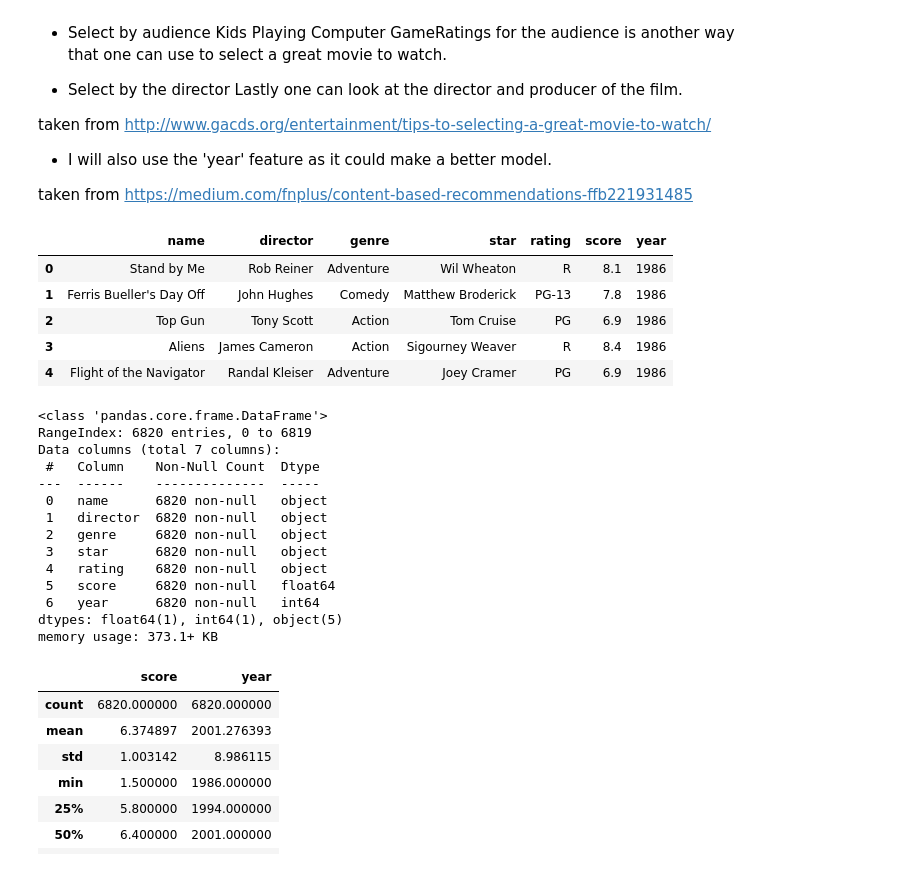
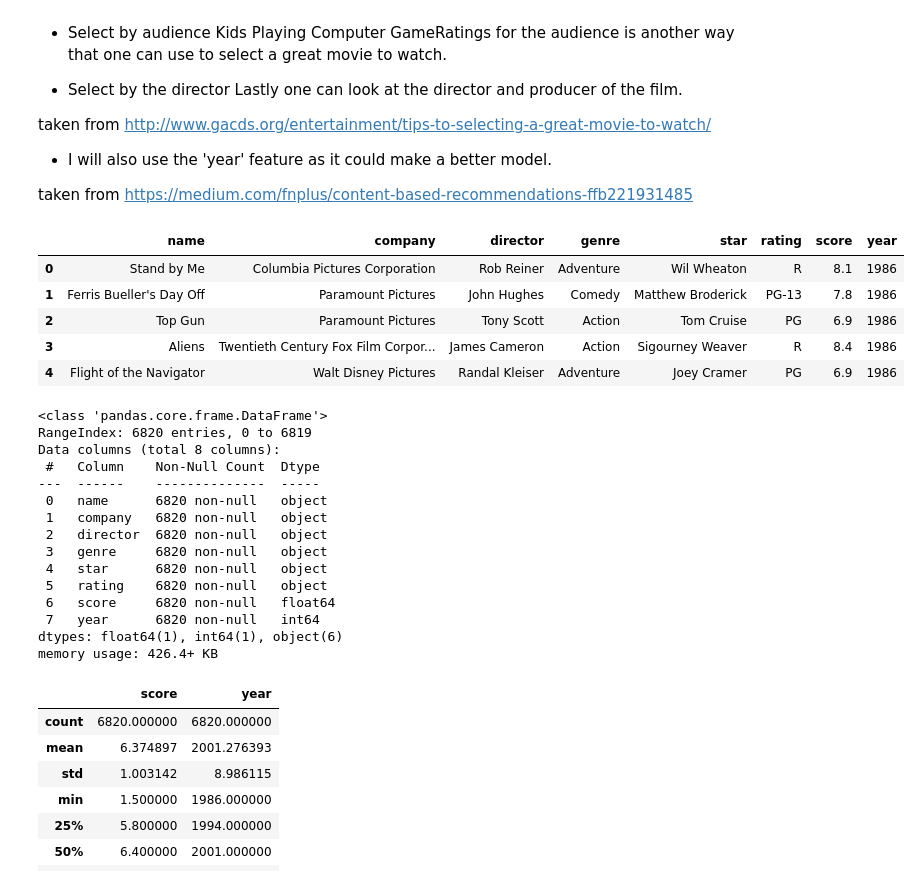
Before and after one commit to dimadnan/final_project, a Jupyter notebook: 3) Modelling.ipynb, the cells around one changed output. Saved outputs shown, nothing was run; the diff lists cells and outputs as text; code cells hidden in the pictures.

```diff
--- a/3) Modelling.ipynb
+++ b/3) Modelling.ipynb
@@ -47,32 +47,33 @@ taken from http://www.gacds.org/entertainment/tips-to-selecting-a-great-movie-to
 
 taken from https://medium.com/fnplus/content-based-recommendations-ffb221931485
 # %%
-data = df.copy()[['name','director','genre','star','rating', 'score', 'year']]
+data = df.copy()[['name','company','director','genre','star','rating', 'score', 'year']]
 data.head()
 # %% [output]
-|  | name | director | genre | star | rating | score | year |
-| 0 | Stand by Me | Rob Reiner | Adventure | Wil Wheaton | R | 8.1 | 1986 |
-| 1 | Ferris Bueller's Day Off | John Hughes | Comedy | Matthew Broderick | PG-13 | 7.8 | 1986 |
-| 2 | Top Gun | Tony Scott | Action | Tom Cruise | PG | 6.9 | 1986 |
-| 3 | Aliens | James Cameron | Action | Sigourney Weaver | R | 8.4 | 1986 |
-| 4 | Flight of the Navigator | Randal Kleiser | Adventure | Joey Cramer | PG | 6.9 | 1986 |
+|  | name | company | director | genre | star | rating | score | year |
+| 0 | Stand by Me | Columbia Pictures Corporation | Rob Reiner | Adventure | Wil Wheaton | R | 8.1 | 1986 |
+| 1 | Ferris Bueller's Day Off | Paramount Pictures | John Hughes | Comedy | Matthew Broderick | PG-13 | 7.8 | 1986 |
+| 2 | Top Gun | Paramount Pictures | Tony Scott | Action | Tom Cruise | PG | 6.9 | 1986 |
+| 3 | Aliens | Twentieth Century Fox Film Corpor... | James Cameron | Action | Sigourney Weaver | R | 8.4 | 1986 |
+| 4 | Flight of the Navigator | Walt Disney Pictures | Randal Kleiser | Adventure | Joey Cramer | PG | 6.9 | 1986 |
 # %%
 data.info()
 # %% [output]
 <class 'pandas.core.frame.DataFrame'>
 RangeIndex: 6820 entries, 0 to 6819
-Data columns (total 7 columns):
+Data columns (total 8 columns):
  #   Column    Non-Null Count  Dtype
 ---  ------    --------------  -----
  0   name      6820 non-null   object
- 1   director  6820 non-null   object
- 2   genre     6820 non-null   object
- 3   star      6820 non-null   object
- 4   rating    6820 non-null   object
- 5   score     6820 non-null   float64
- 6   year      6820 non-null   int64
-dtypes: float64(1), int64(1), object(5)
-memory usage: 373.1+ KB
+ 1   company   6820 non-null   object
+ 2   director  6820 non-null   object
+ 3   genre     6820 non-null   object
+ 4   star      6820 non-null   object
+ 5   rating    6820 non-null   object
+ 6   score     6820 non-null   float64
+ 7   year      6820 non-null   int64
+dtypes: float64(1), int64(1), object(6)
+memory usage: 426.4+ KB
 # %%
 data.describe()
 # %% [output]
```
Also changed, not shown: parts of 13 cells of this notebook, 1 other file.
